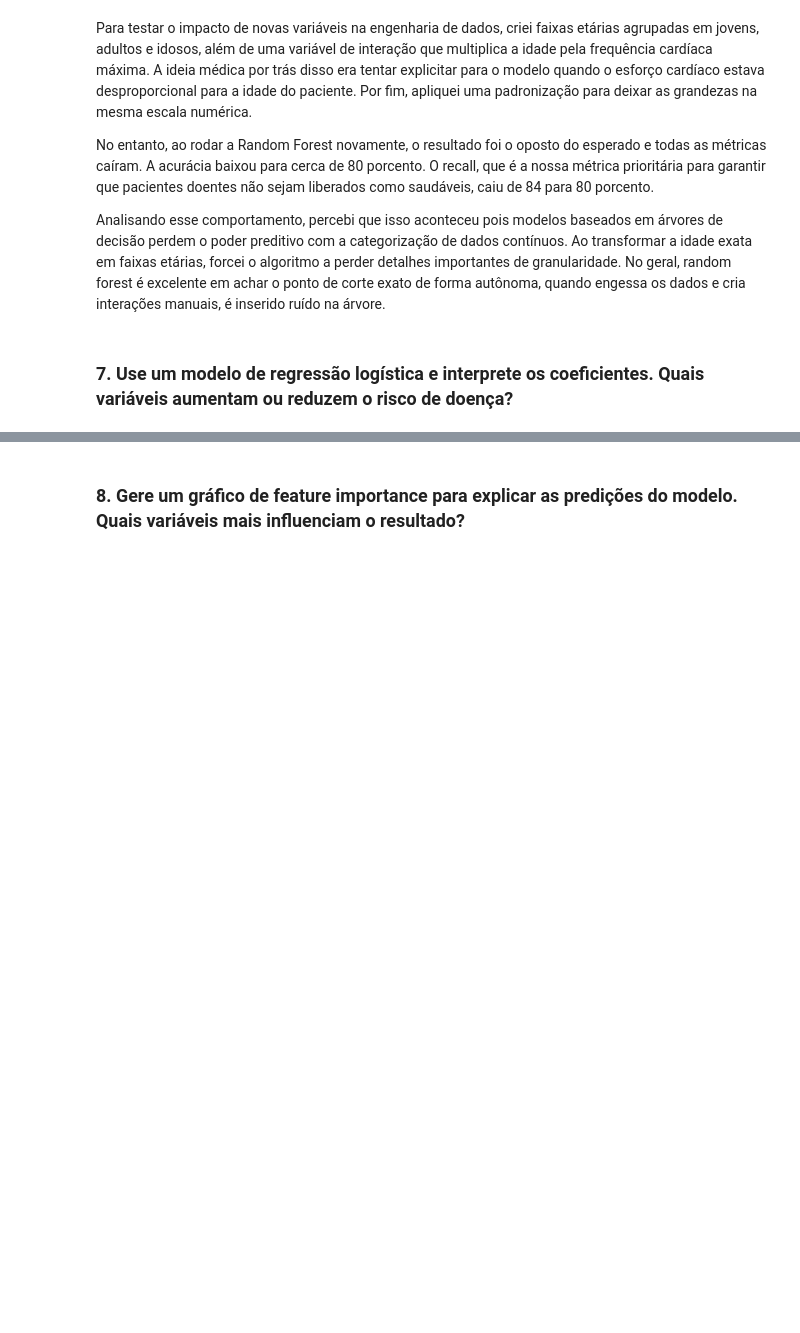
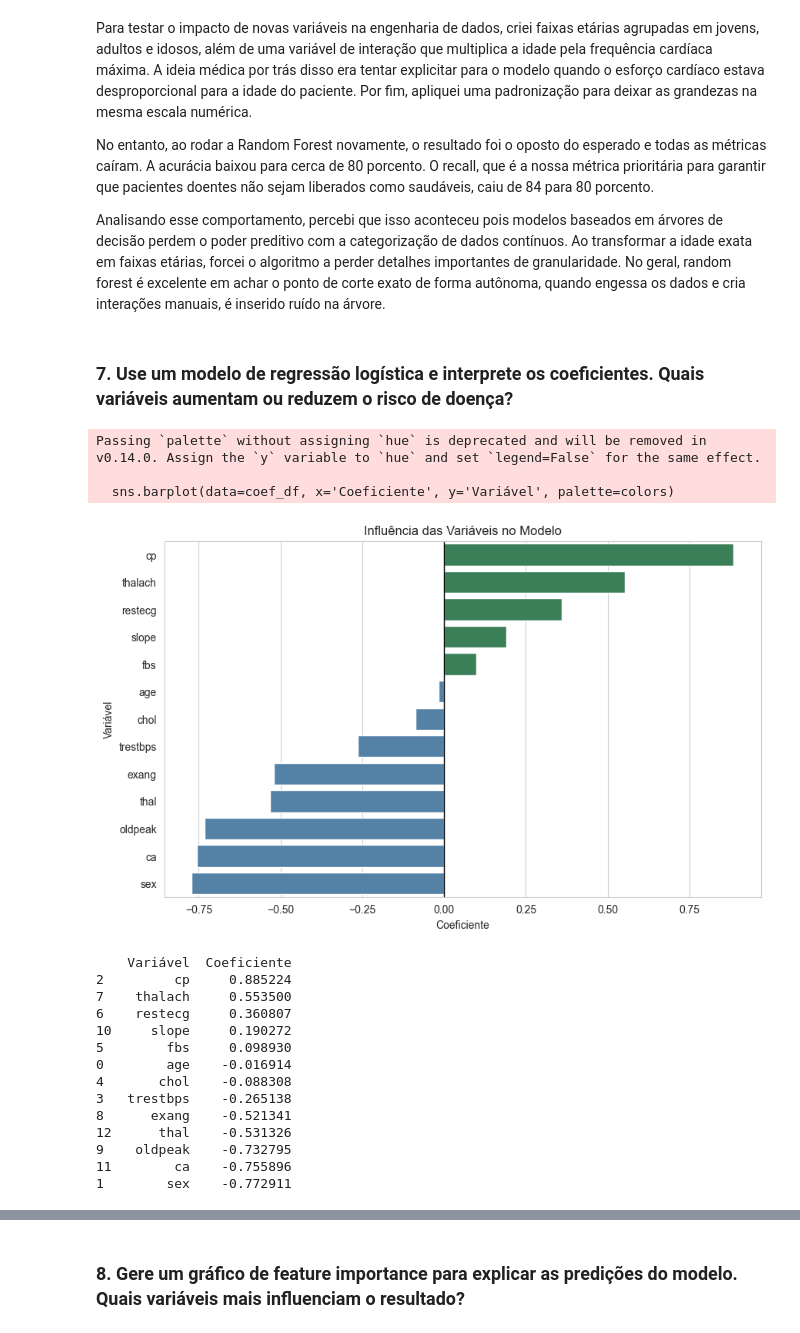
Before and after one commit to ArtyMend07/cis-ieee, a Jupyter notebook: notebooks/Artur_Arruda_solution.ipynb, the cells around one changed output, grey strips where cells are left out. Saved outputs shown, nothing was run; the diff lists cells and outputs as text; code cells hidden in the pictures; blank space fills up the shorter version.

```diff
--- a/notebooks/Artur_Arruda_solution.ipynb
+++ b/notebooks/Artur_Arruda_solution.ipynb
@@ -235,3 +235,45 @@ No entanto, ao rodar a Random Forest novamente, o resultado foi o oposto do espe
 Analisando esse comportamento, percebi que isso aconteceu pois modelos baseados em árvores de decisão perdem o poder preditivo com a categorização de dados contínuos. Ao transformar a idade exata em faixas etárias, forcei o algoritmo a perder detalhes importantes de granularidade. No geral, random forest é excelente em achar o ponto de corte exato de forma autônoma, quando engessa os dados e cria interações manuais, é inserido ruído na árvore.
 # %% [markdown]
 ### 7. Use um modelo de regressão logística e interprete os coeficientes. Quais variáveis aumentam ou reduzem o risco de doença?
+# %%
+from sklearn.linear_model import LogisticRegression
+from sklearn.preprocessing import StandardScaler
+# normalizacao
+scaler_lr = StandardScaler()
+X_train_scaled = scaler_lr.fit_transform(X_train)
+X_test_scaled = scaler_lr.transform(X_test)
+lr_model = LogisticRegression(random_state=15)
+lr_model.fit(X_train_scaled, y_train)
+coef_df = pd.DataFrame({
+    'Variável': X.columns,
+    'Coeficiente': lr_model.coef_[0]
+}).sort_values(by='Coeficiente', ascending=False)
+
+#plot
+plt.figure(figsize=(10, 6))
+colors = ['#2E8B57' if c > 0 else '#4682B4' for c in coef_df['Coeficiente']]
+sns.barplot(data=coef_df, x='Coeficiente', y='Variável', palette=colors)
+plt.title("Influência das Variáveis no Modelo")
+plt.axvline(0, color='black', lw=1)
+plt.show()
+
+print(coef_df)
+# %% [output]
+Passing `palette` without assigning `hue` is deprecated and will be removed in v0.14.0. Assign the `y` variable to `hue` and set `legend=False` for the same effect.
+
+  sns.barplot(data=coef_df, x='Coeficiente', y='Variável', palette=colors)
+[figure, added]
+    Variável  Coeficiente
+2         cp     0.885224
+7    thalach     0.553500
+6    restecg     0.360807
+10     slope     0.190272
+5        fbs     0.098930
+0        age    -0.016914
+4       chol    -0.088308
+3   trestbps    -0.265138
+8      exang    -0.521341
+12      thal    -0.531326
+9    oldpeak    -0.732795
+11        ca    -0.755896
+1        sex    -0.772911
```
Also changed, not shown: parts of 1 cell of this notebook.
